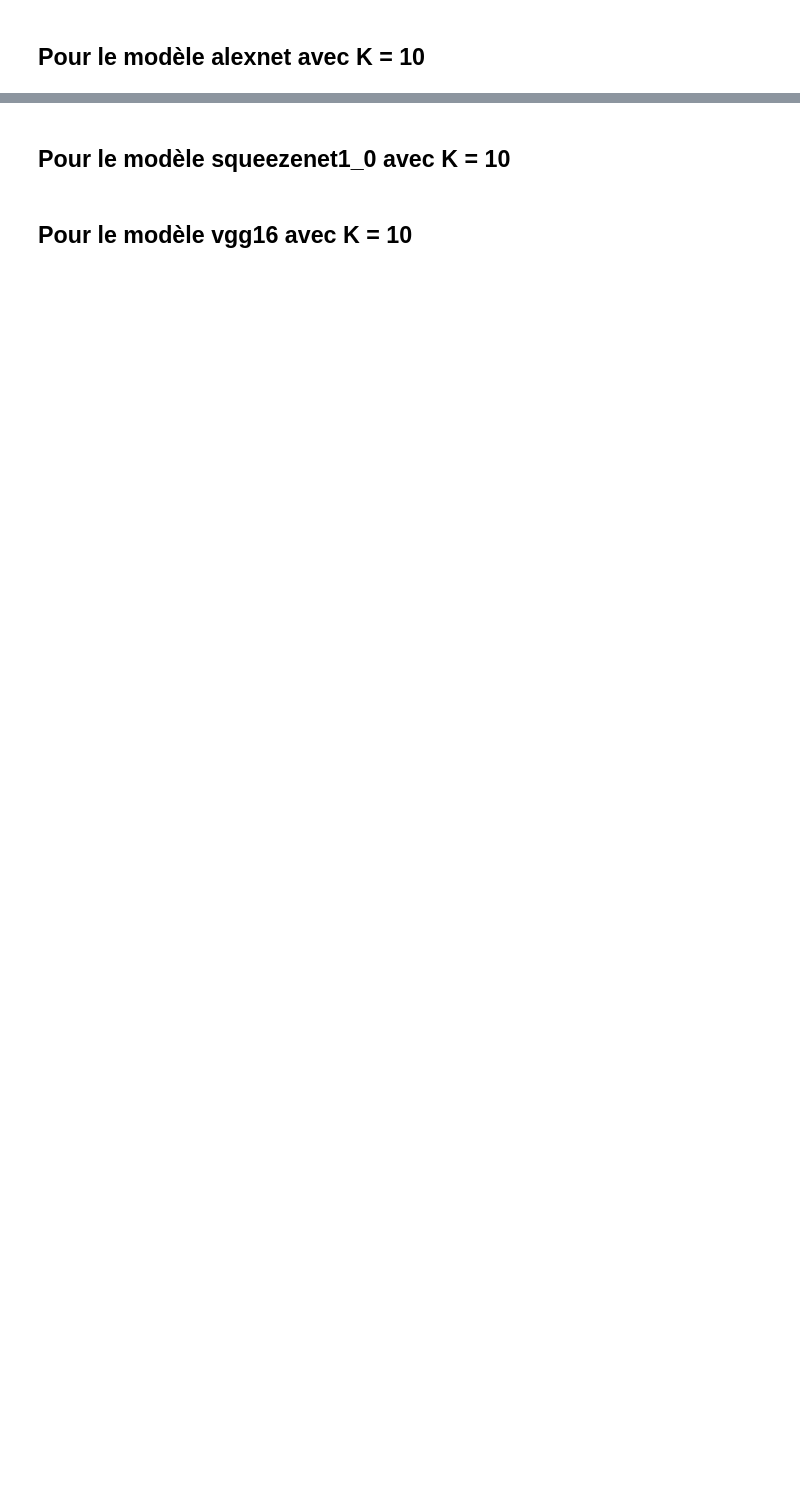
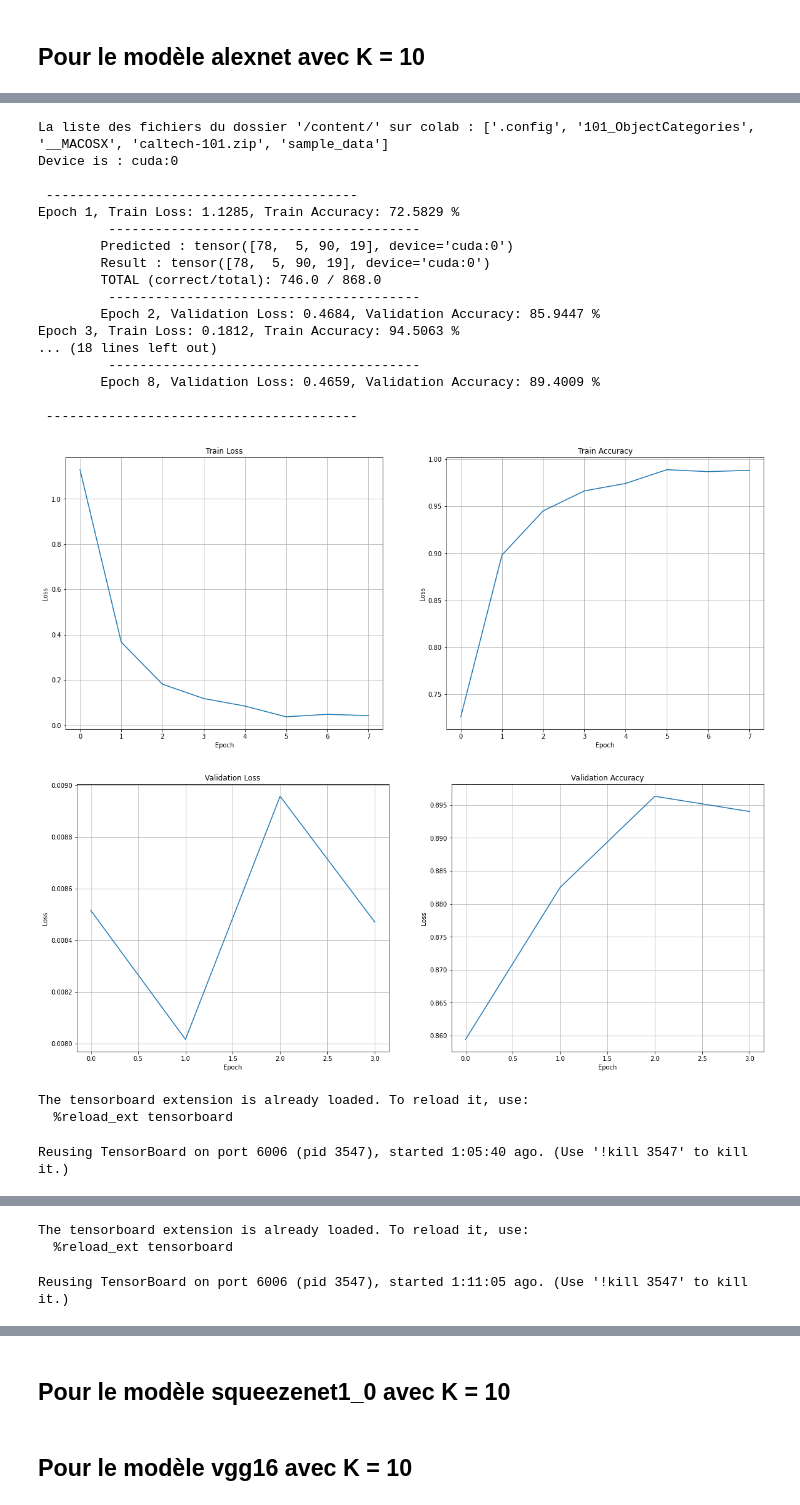
Before and after one commit to TBoubacar/ProjetApprentissageApprofondi, a Jupyter notebook: TOURE-Boubacar-Projet.ipynb, the cells around one changed output, grey strips where cells are left out. Cells and saved outputs as stored; diff of their text form; code cells hidden in the pictures; blank space fills up the shorter version.

```diff
--- a/TOURE-Boubacar-Projet.ipynb
+++ b/TOURE-Boubacar-Projet.ipynb
@@ -749,4 +800,9 @@ mean_resnet18 = boucle_de_validation_croisee_pour_k_iteration(model_resnet18, tr
 # %% [markdown]
 ## Pour le modèle alexnet avec K = 10
 # %%
+model_alexnet = adapt_pretrained_model("alexnet")
+loss_fn = nn.CrossEntropyLoss()
+optimiseur_alexnet = torch.optim.SGD(model_alexnet.parameters(), lr=0.001, momentum=0.9)
+
 mean_alexnet = boucle_de_validation_croisee_pour_k_iteration(model_alexnet, train_dataloader, test_dataloader, loss_fn, optimiseur_alexnet, epochs, typeTrain="alexnet")
+# %% [output]
@@ -752,0 +810,22 @@ mean_alexnet = boucle_de_validation_croisee_pour_k_iteration(model_alexnet, trai
+La liste des fichiers du dossier '/content/' sur colab : ['.config', '101_ObjectCategories', '__MACOSX', 'caltech-101.zip', 'sample_data']
+Device is : cuda:0
+
+ ----------------------------------------
+Epoch 1, Train Loss: 1.1285, Train Accuracy: 72.5829 %
+         ----------------------------------------
+        Predicted : tensor([78,  5, 90, 19], device='cuda:0')
+        Result : tensor([78,  5, 90, 19], device='cuda:0')
+        TOTAL (correct/total): 746.0 / 868.0
+         ----------------------------------------
+        Epoch 2, Validation Loss: 0.4684, Validation Accuracy: 85.9447 %
+Epoch 3, Train Loss: 0.1812, Train Accuracy: 94.5063 %
+... (18 lines left out)
+         ----------------------------------------
+        Epoch 8, Validation Loss: 0.4659, Validation Accuracy: 89.4009 %
+
+ ----------------------------------------
+[figure, added]
+[figure, added]
+The tensorboard extension is already loaded. To reload it, use:
+  %reload_ext tensorboard
+Reusing TensorBoard on port 6006 (pid 3547), started 1:05:40 ago. (Use '!kill 3547' to kill it.)
@@ -752,0 +852,3 @@ mean_alexnet = boucle_de_validation_croisee_pour_k_iteration(model_alexnet, trai
+The tensorboard extension is already loaded. To reload it, use:
+  %reload_ext tensorboard
+Reusing TensorBoard on port 6006 (pid 3547), started 1:11:05 ago. (Use '!kill 3547' to kill it.)
```
Also changed, not shown: parts of 12 cells of this notebook, 2 other files.
